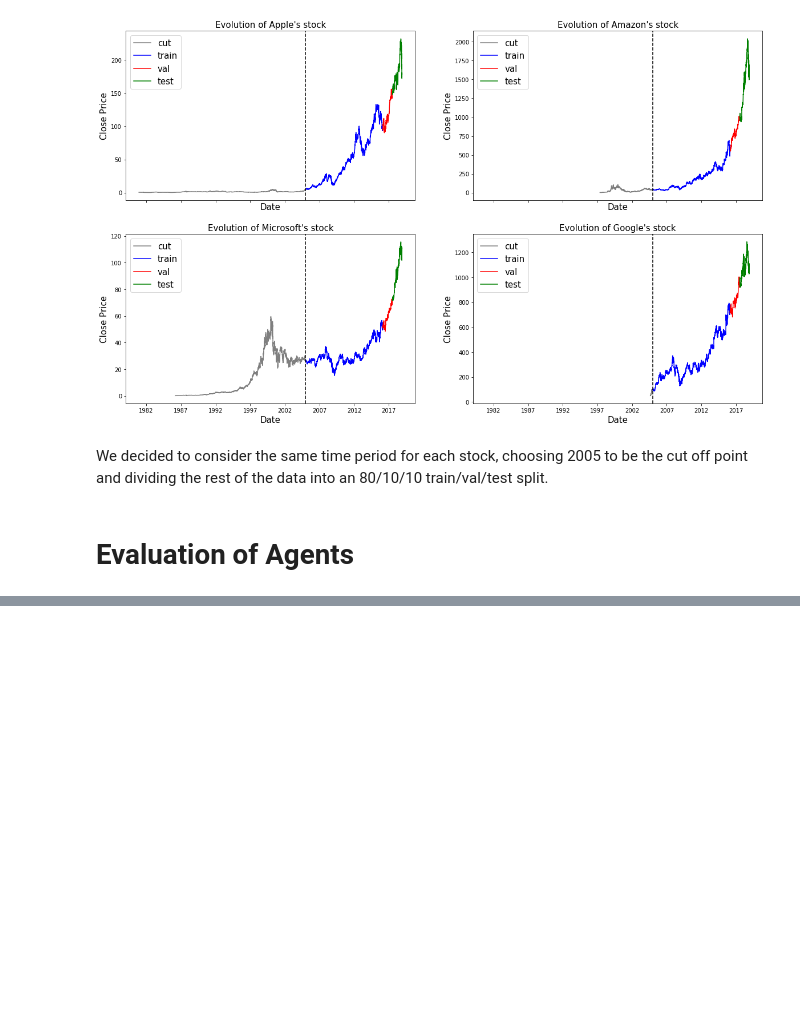
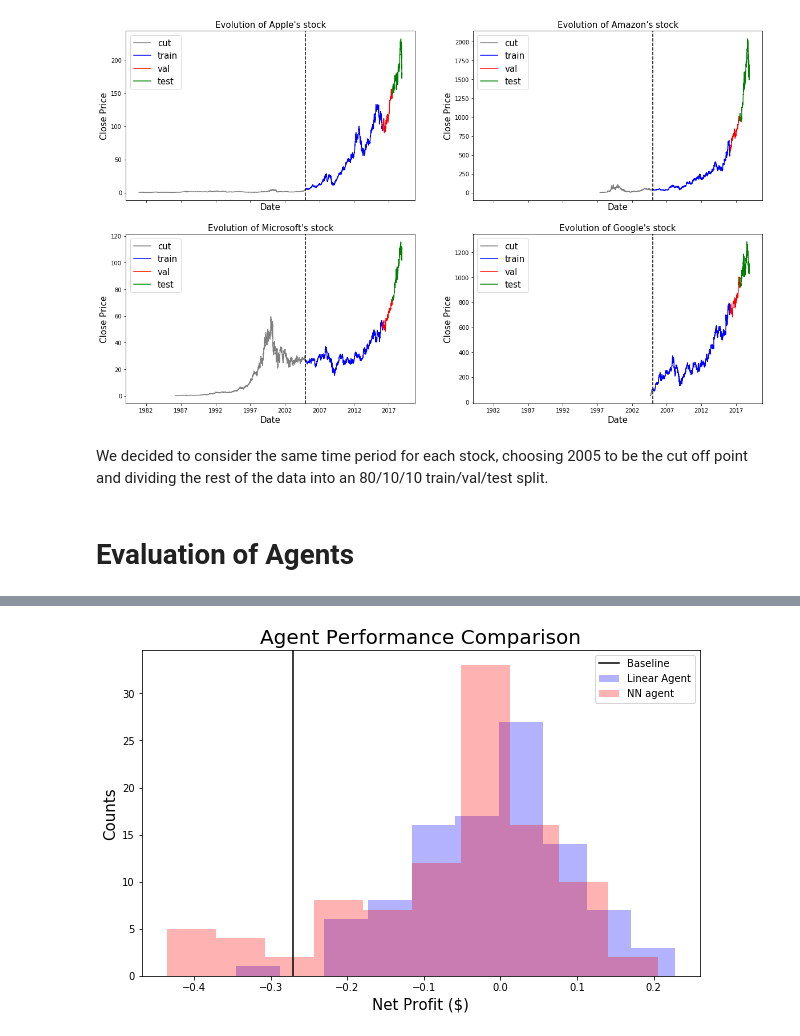
Before and after one commit to NicholasStern/final_project, a Jupyter notebook: EDA.ipynb, the cells around one changed output, grey strips where cells are left out. Drawn from its saved outputs; the diff is of its cells as text; code cells hidden in the pictures; blank space fills up the shorter version.

Commit message:
agent evaluation imports in EDA.ipynb now

```diff
--- a/EDA.ipynb
+++ b/EDA.ipynb
@@ -90,6 +88,8 @@ base_profit, base_noaction, base_timebought = evaluate_agent(base_agent, val, ve
 linear_profits = []
 nn_profits = []
 for i in range(1,100):
+    if i%5 == 0:
+        print('Progress: {}%'.format(i))
     # train agents
     linear_agent.learn()
     nn_agent.learn()
@@ -110,9 +128,12 @@ KeyboardInterrupt:
 # %%
 fig, ax = plt.subplots(figsize=(10,6))
 ax.hist(linear_profits, color='b', alpha=.3, label='Linear Agent')
 ax.hist(nn_profits, color='r', alpha=.3, label='NN agent')
 ax.axvline(x=base_profit, color='k', label = 'Baseline')
 ax.set_xlabel('Net Profit ($)', fontsize=15)
 ax.set_ylabel('Counts', fontsize=15)
-ax.set_title('Agent Performance')
+ax.set_title('Agent Performance Comparison', fontsize=20)
 ax.legend(fontsize=10)
+plt.savefig('images/agent_comparison.png')
+# %% [output]
+[figure, added]
```
Also changed, not shown: parts of 2 cells of this notebook, 1 other file.
